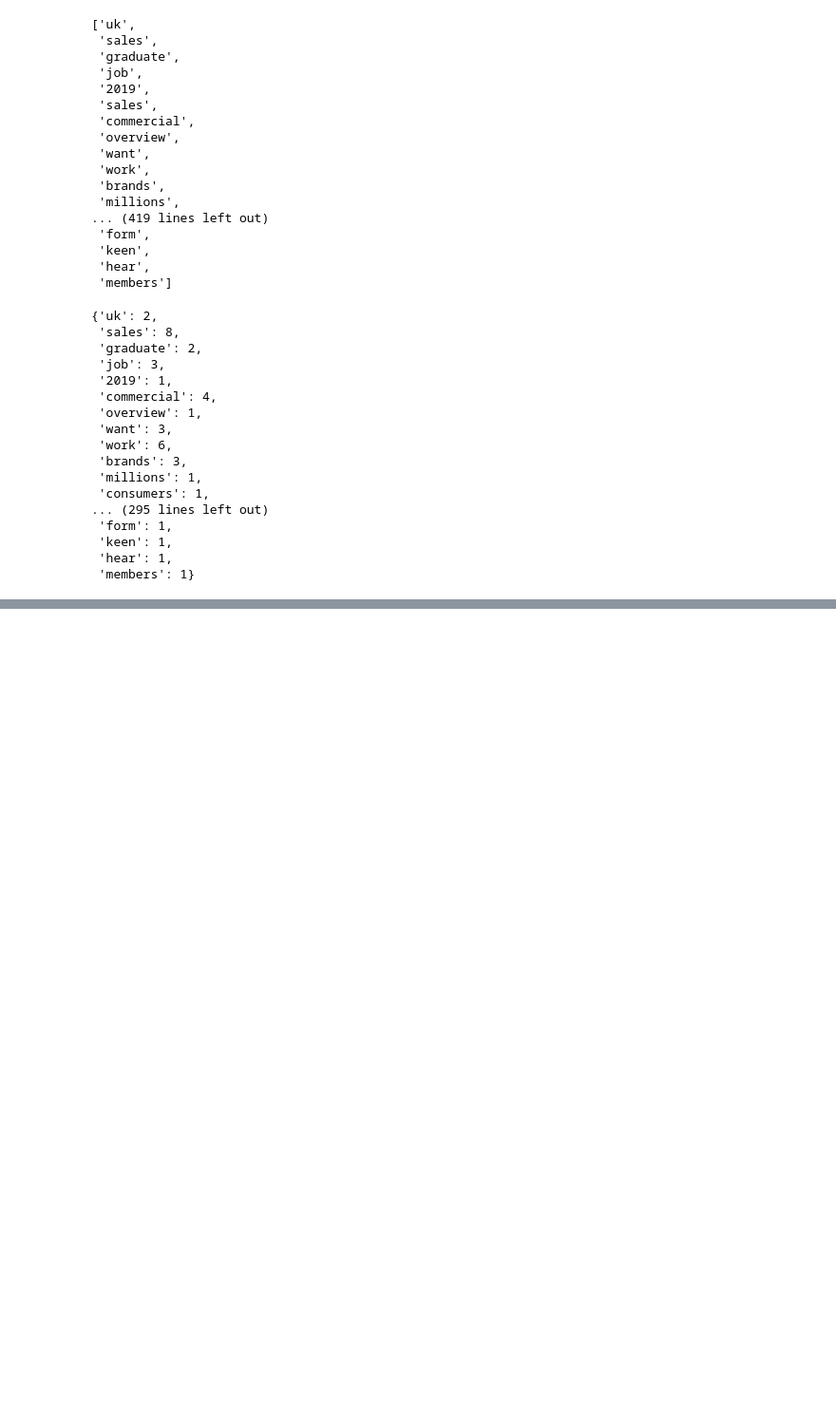
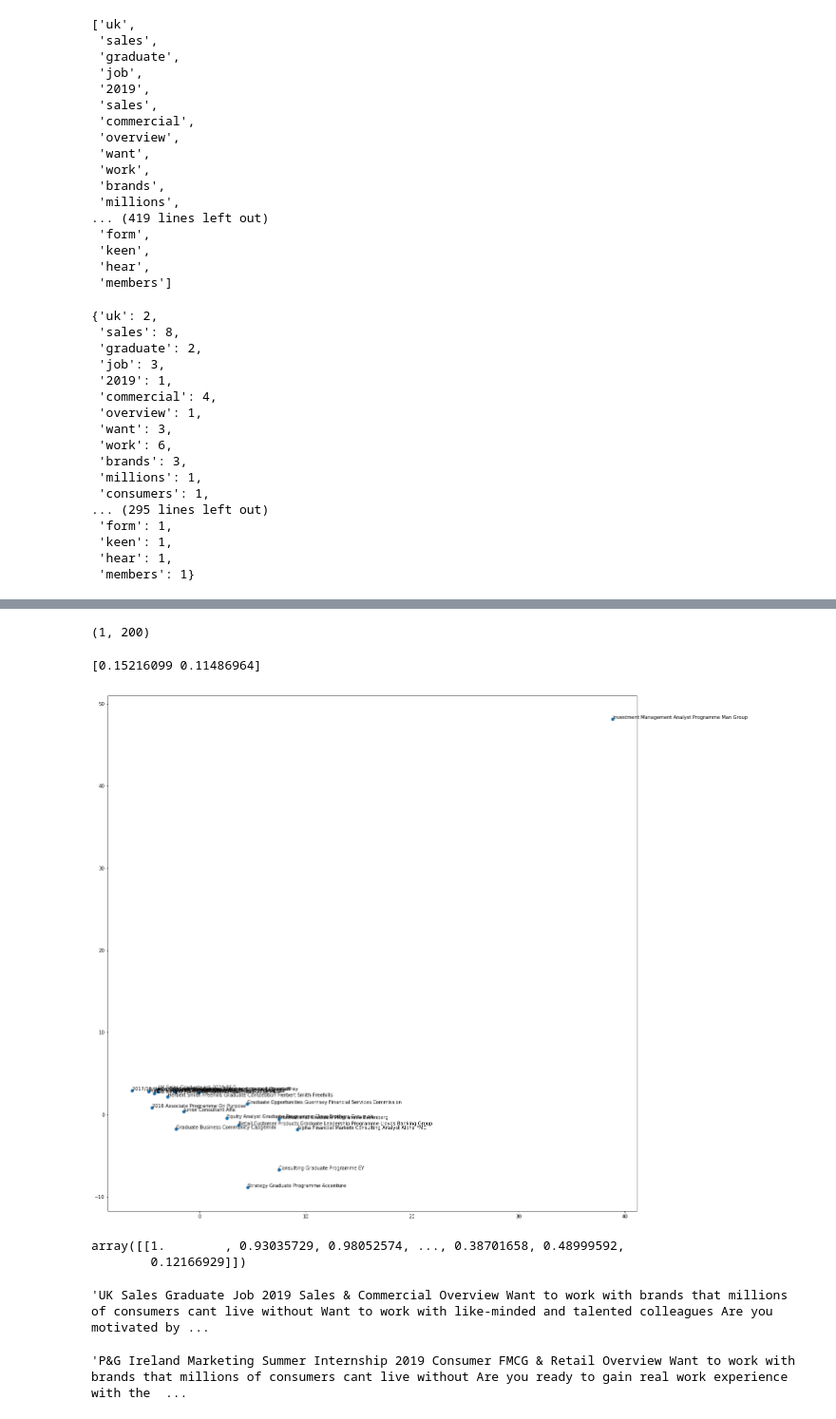
Before and after one commit to Lassanabright/Bright_Network-Data_Science, a Jupyter notebook: Word_Embedding.ipynb, the cells around one changed output, grey strips where cells are left out. Shown at 95% size. Drawn from its saved outputs; the diff is of its cells as text; code cells hidden in the pictures; blank space fills up the shorter version.

```diff
--- a/Word_Embedding.ipynb
+++ b/Word_Embedding.ipynb
@@ -165,0 +225,39 @@ def get_vector(model, occurences, jobs):
+# %%
+X_train=np.array(X)
+# %% [output]
+(1, 200)
+# %%
+pca = PCA(n_components=2)
+result = pca.fit_transform(X_train)
+# %%
+print(pca.explained_variance_ratio_)
+# %% [output]
+[0.15216099 0.11486964]
+# %%
+def get_job_info_plot(df):
+    job_info=[]
+    for i in range(df.shape[0]):
+        data=df.iloc[i]
+        title=data["job_title"]
+        em_title=data["employer_title"]
+        a=""
+        a+=title+" "
+        a+=em_title+" "
+        job_info.append(a)
+    return job_info
+# %%
+infos=get_job_info_plot(train)
+# %%
+k=20
+plt.figure(figsize=(20,20))
+plt.scatter(result[:k, 0], result[:k, 1])
+for i, word in enumerate(infos[:k]):
+    plt.annotate(word, xy=(result[i, 0], result[i, 1]))
+plt.show()
+# %% [output]
+[figure, added]
+# %%
+cosine_similarity(X_train[0,:].reshape(1, -1) , X_train)
+# %% [output]
+array([[1.        , 0.93035729, 0.98052574, ..., 0.38701658, 0.48999592,
+        0.12166929]])
@@ -165,0 +281,8 @@ def get_vector(model, occurences, jobs):
+# %%
+data_similarity[0]
+# %% [output]
+'UK Sales Graduate Job 2019 Sales & Commercial Overview Want to work with brands that millions of consumers cant live without Want to work with like-minded and talented colleagues Are you motivated by ...
+# %%
+data_similarity[1]
+# %% [output]
+'P&G Ireland Marketing Summer Internship 2019 Consumer FMCG & Retail Overview Want to work with brands that millions of consumers cant live without Are you ready to gain real work experience with the  ...
```
Also changed, not shown: parts of 7 cells of this notebook.
